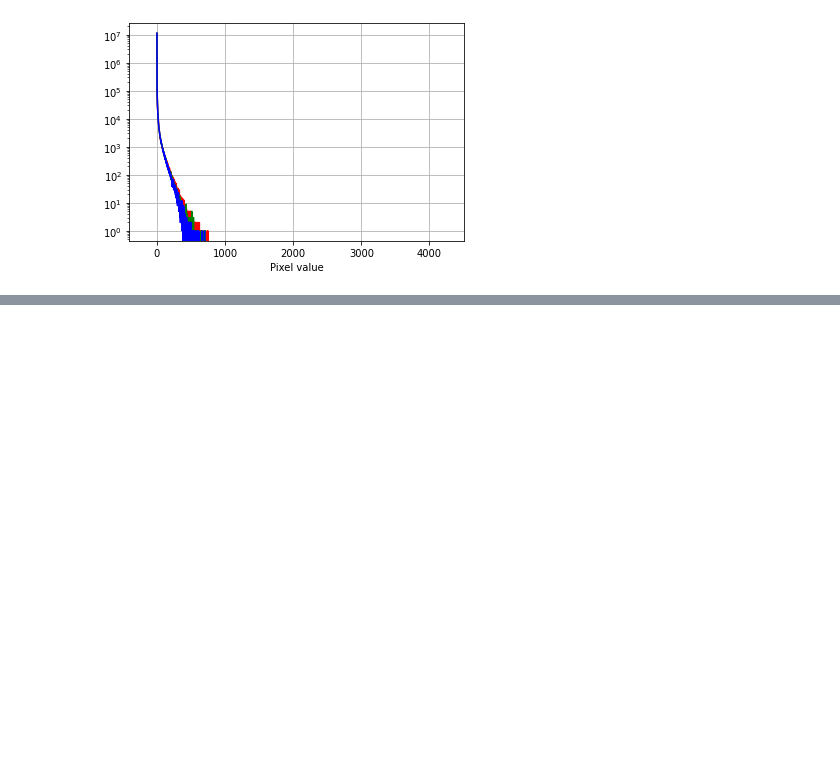
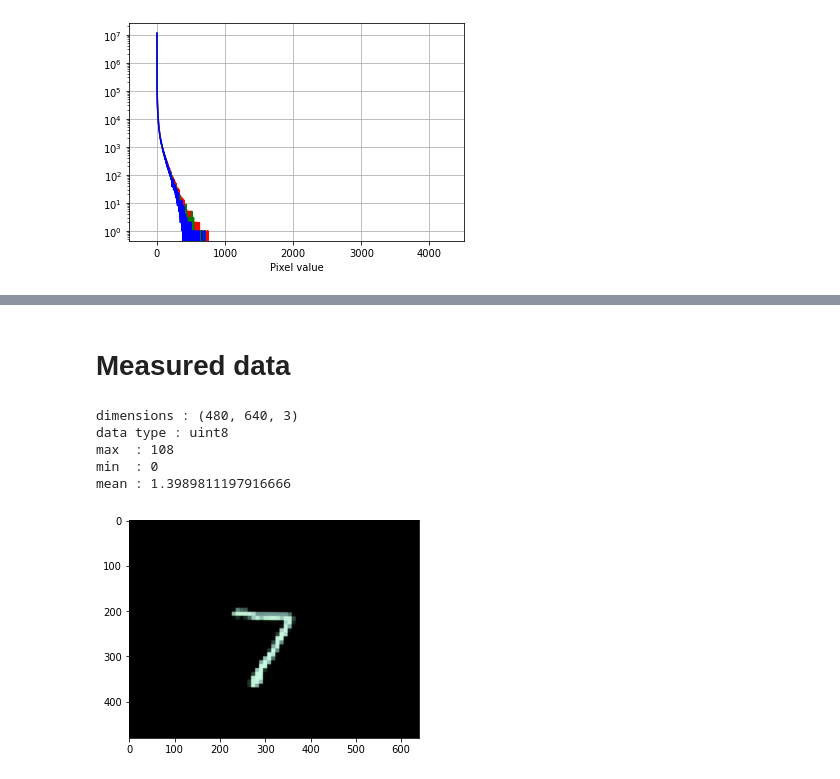
Before and after one commit to ebezzam/LenslessClassification, a Jupyter notebook: notebooks/visualization.ipynb, the cells around one changed output, grey strips where cells are left out. Cells and saved outputs as stored; diff of their text form; code cells hidden in the pictures; blank space fills up the shorter version.

```diff
--- a/notebooks/visualization.ipynb
+++ b/notebooks/visualization.ipynb
@@ -119,0 +222,19 @@ mean : 1.5163894890394132
+# %% [markdown]
+# Measured data
+# %%
+from lensless.io import load_image, plot_image
+
+
+gamma = 1
+
+lensed_fp = "/home/bezzam//MNIST_lensed/test/img0.png"
+
+data = load_image(lensed_fp, verbose=True)
+plot_image(data, gamma=gamma, normalize=True);
+# %% [output]
+dimensions : (480, 640, 3)
+data type : uint8
+max  : 108
+min  : 0
+mean : 1.3989811197916666
+[figure, added]
```
Also changed, not shown: parts of 25 cells of this notebook, 12 other files.
